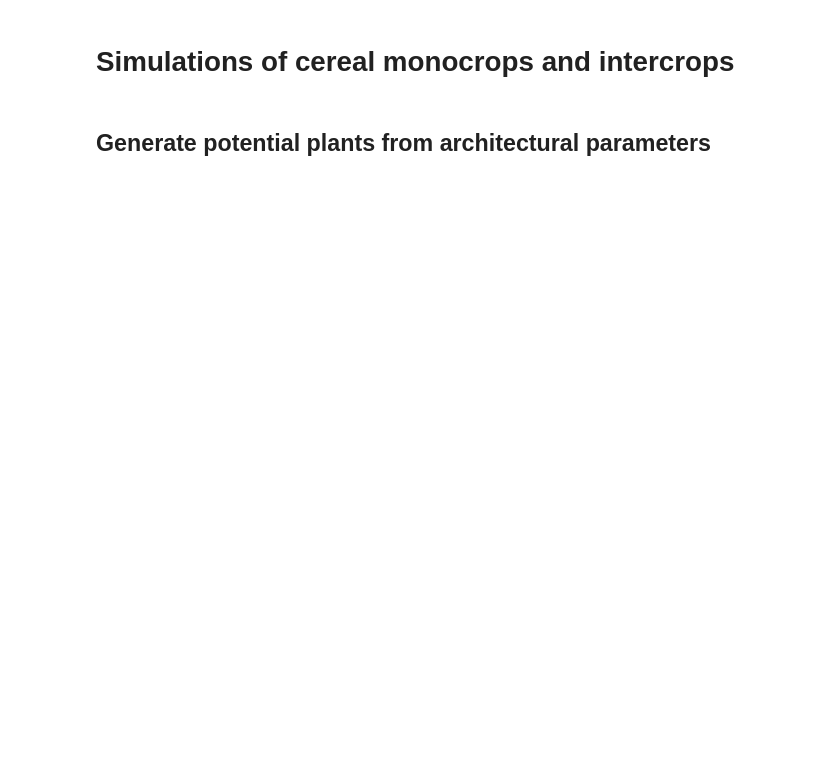
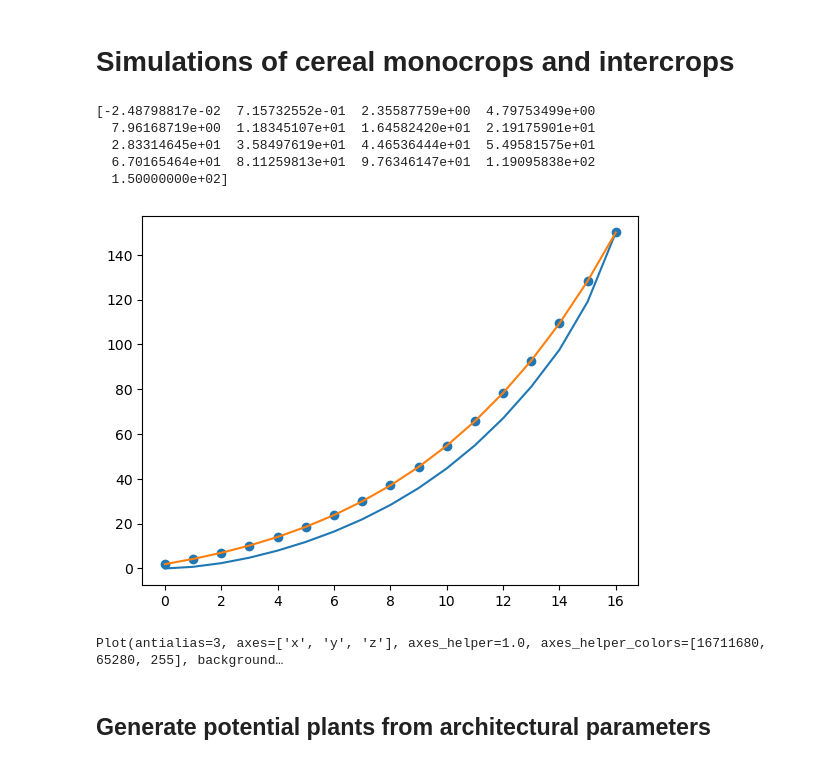
Before and after one commit to orianebro/PhD_Oriane, a Jupyter notebook: Simulations.ipynb, the cells around one changed output. Cells and saved outputs as stored; diff of their text form; code cells hidden in the pictures; blank space fills up the shorter version.

```diff
--- a/Simulations.ipynb
+++ b/Simulations.ipynb
@@ -28,6 +29,53 @@ from openalea.archicrop.light_it import compute_light_inter
 
 # Enable plotting with PlantGL
 %gui qt
+# %%
+from openalea.archicrop.plant_shape import collar_heights_kaitaniemi, geometric_dist
+
+nb_phy = 17
+height = 150
+
+collar_heights = collar_heights_kaitaniemi(height, nb_phy)
+print(collar_heights)
+
+collar_heights_geom = geometric_dist(height, nb_phy, 1.1)
+
+plt.plot(range(nb_phy), collar_heights)
+plt.plot(range(nb_phy), collar_heights_geom)
+plt.scatter(range(nb_phy), collar_heights_geom)
+plt.show()
+# %% [output]
+[-2.48798817e-02  7.15732552e-01  2.35587759e+00  4.79753499e+00
+  7.96168719e+00  1.18345107e+01  1.64582420e+01  2.19175901e+01
+  2.83314645e+01  3.58497619e+01  4.46536444e+01  5.49581575e+01
+  6.70165464e+01  8.11259813e+01  9.76346147e+01  1.19095838e+02
+  1.50000000e+02]
+[figure, added]
+# %%
+shoot, g = build_shoot(nb_phy=20,
+                        height=200,
+                        max_leaf_length=80,
+                        wl=0.12, # (0.1, 0.13) # 0.12
+                        diam_base=2.5,
+                        diam_top=0.5,
+                        insertion_angle=30, # (30, 60) # 30
+                        scurv=0.7, # (0.3, 0.6, 0.9) # 0.6
+                        curvature=90, # (0, 45, 90, 135) # 130
+                        alpha=-2.3,
+                        stem_q=1, # (1, 1.1, 1.2)
+                        rmax=0.7, # 0.67
+                        skew=0.03, # 0.0005
+                        phyllotactic_angle=180,
+                        phyllotactic_deviation=0)
+
+# Build and display scene
+scene_single, nump = build_scene(g,
+                                 leaf_material=Material(nice_green),
+                                 stem_material=Material(nice_green))
+# display_scene(scene_single) # display in separate window
+PlantGL(scene_single) # display in notebook
+# %% [output]
+Plot(antialias=3, axes=['x', 'y', 'z'], axes_helper=1.0, axes_helper_colors=[16711680, 65280, 255], background…
 # %% [markdown]
 ## Generate potential plants from architectural parameters
 # %%
```
Also changed, not shown: parts of 10 cells of this notebook, 21 other files.
